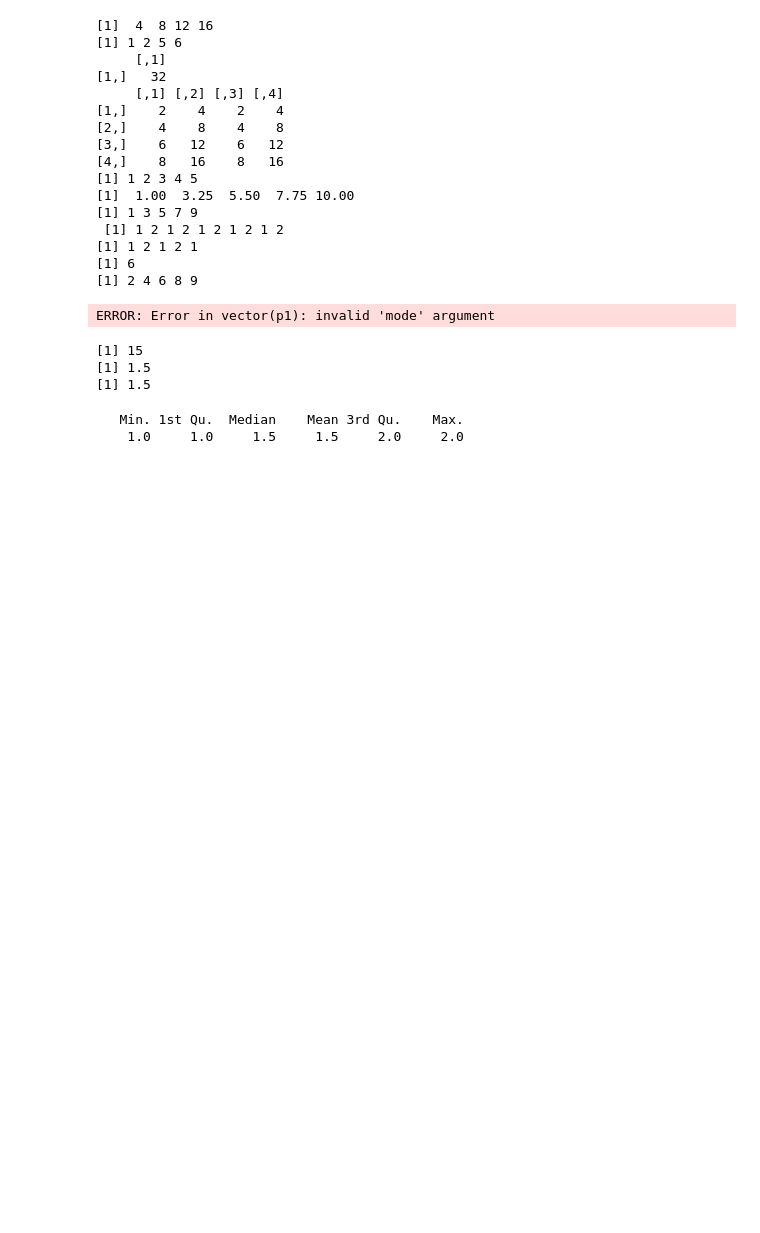
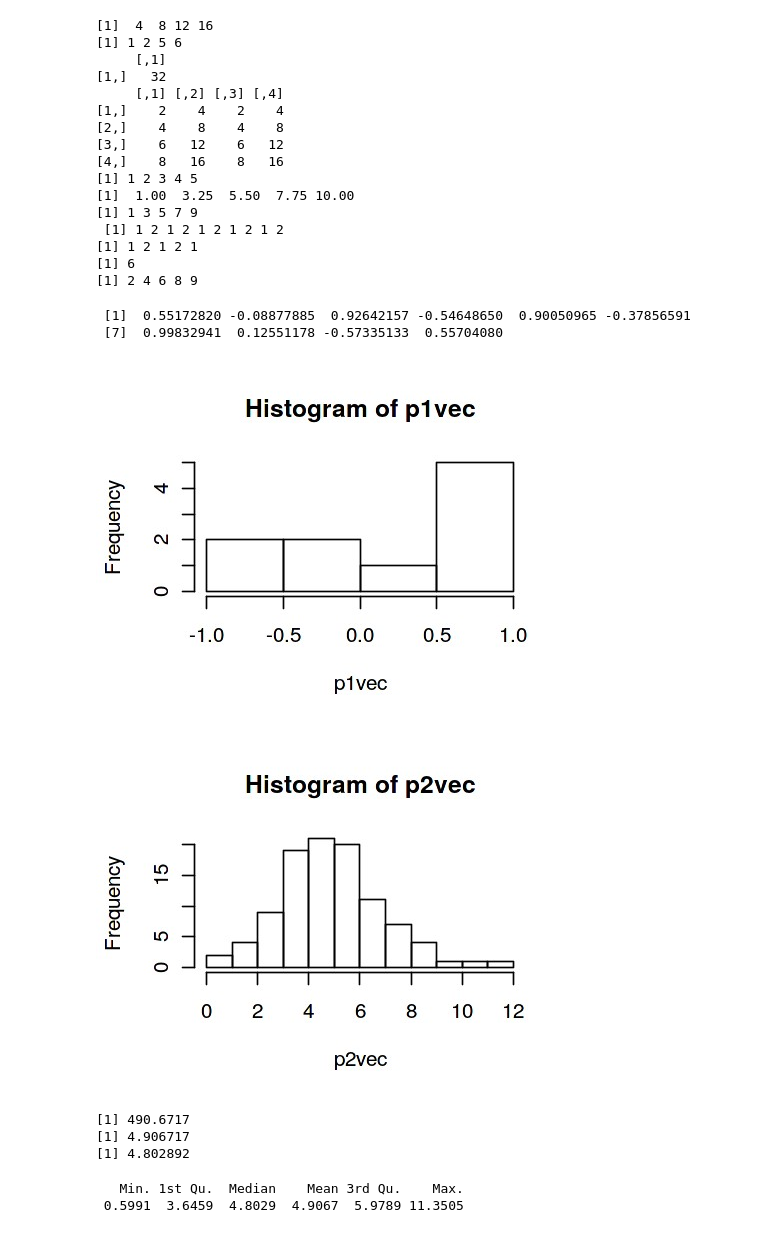
Before and after one commit to daichi-a/RDataAnalyzeClassMaterial, a Jupyter notebook: 2.R_Vector_Matrix.ipynb, the cells around one changed output. Drawn from its saved outputs; the diff is of its cells as text; code cells hidden in the pictures; blank space fills up the shorter version.

```diff
--- a/2.R_Vector_Matrix.ipynb
+++ b/2.R_Vector_Matrix.ipynb
@@ -58,24 +58,27 @@ print(vec7)
 [1] 6
 [1] 2 4 6 8 9
 # %%
-p1 <- runif(10, min=-1.0, max=1.0) # -1から1までの一様分布を10個生成する runifはrandom uniformの略
-print(vector(p1))
-hist(p1) # ヒストグラムを描く
+p1vec <- runif(10, min=-1.0, max=1.0) # -1から1までの一様分布を10個生成してベクトルに格納 runifはrandom uniformの略
+print(p1vec)
+hist(p1vec) # ヒストグラムを描く
 
-p2 <- rnorm(100, mean=5, sd=2) # 平均5，標準偏差2の分布に従う乱数を10個生成
-hist(p2)
+p2vec <- rnorm(100, mean=5, sd=2) # 平均5，標準偏差2の分布に従う乱数を10個生成してベクトルに格納
+hist(p2vec)
 # %% [output]
-ERROR: Error in vector(p1): invalid 'mode' argument
+ [1]  0.55172820 -0.08877885  0.92642157 -0.54648650  0.90050965 -0.37856591
+ [7]  0.99832941  0.12551178 -0.57335133  0.55704080
+[figure, added]
+[figure, added]
 # %%
 # 要素の集計ビルトイン関数
-print(sum(vec4)) # 合計
-print(mean(vec4)) # 平均
-print(median(vec4)) # 中央値
-summary(vec4) # 全部表示
+print(sum(p2vec)) # 合計
+print(mean(p2vec)) # 平均
+print(median(p2vec)) # 中央値
+summary(p2vec) # 全部表示
 # %% [output]
-[1] 15
-[1] 1.5
-[1] 1.5
+[1] 490.6717
+[1] 4.906717
+[1] 4.802892
    Min. 1st Qu.  Median    Mean 3rd Qu.    Max.
-    1.0     1.0     1.5     1.5     2.0     2.0
+ 0.5991  3.6459  4.8029  4.9067  5.9789 11.3505
 # %%
```
Also changed, not shown: parts of 2 cells of this notebook, 1 other file.
